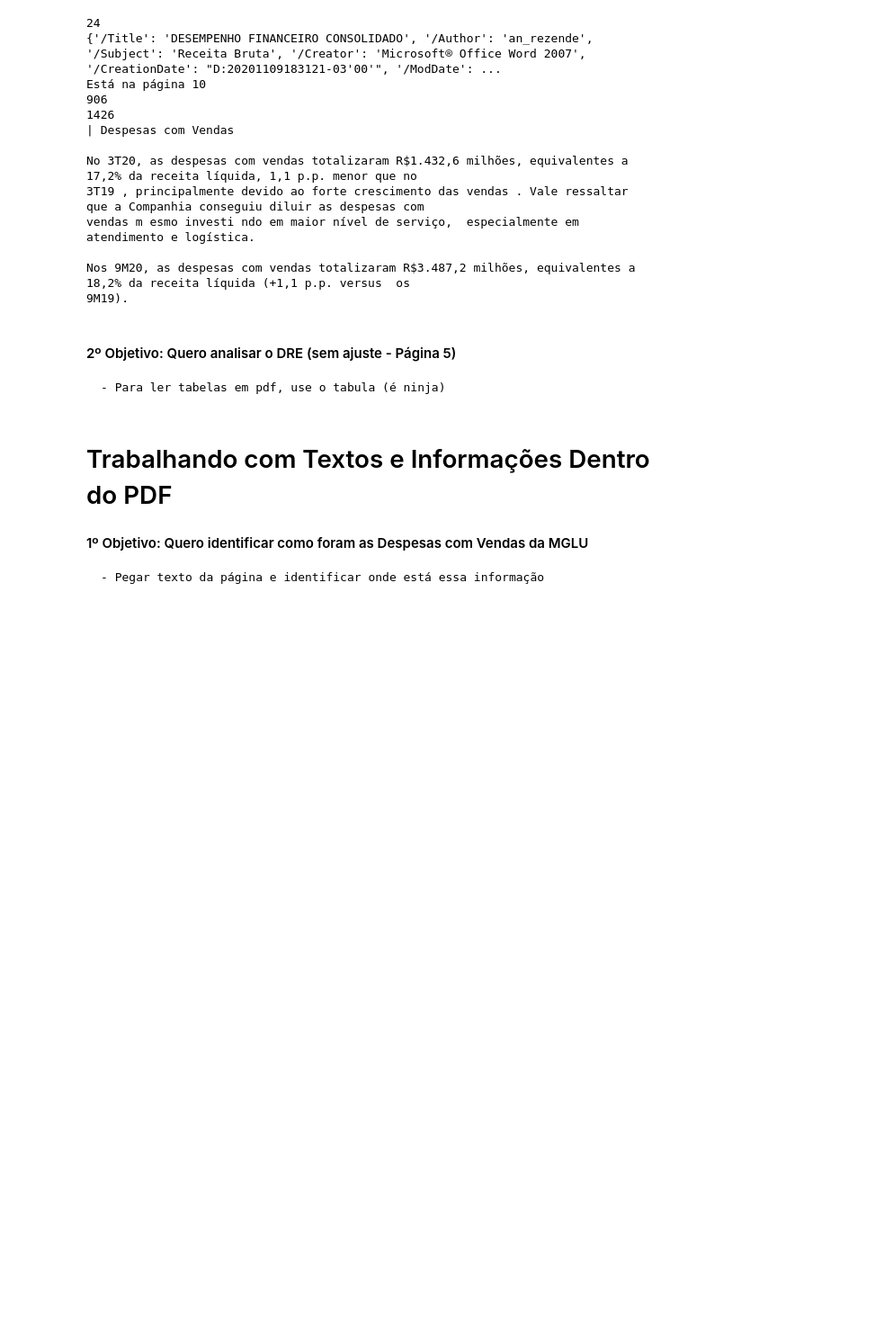
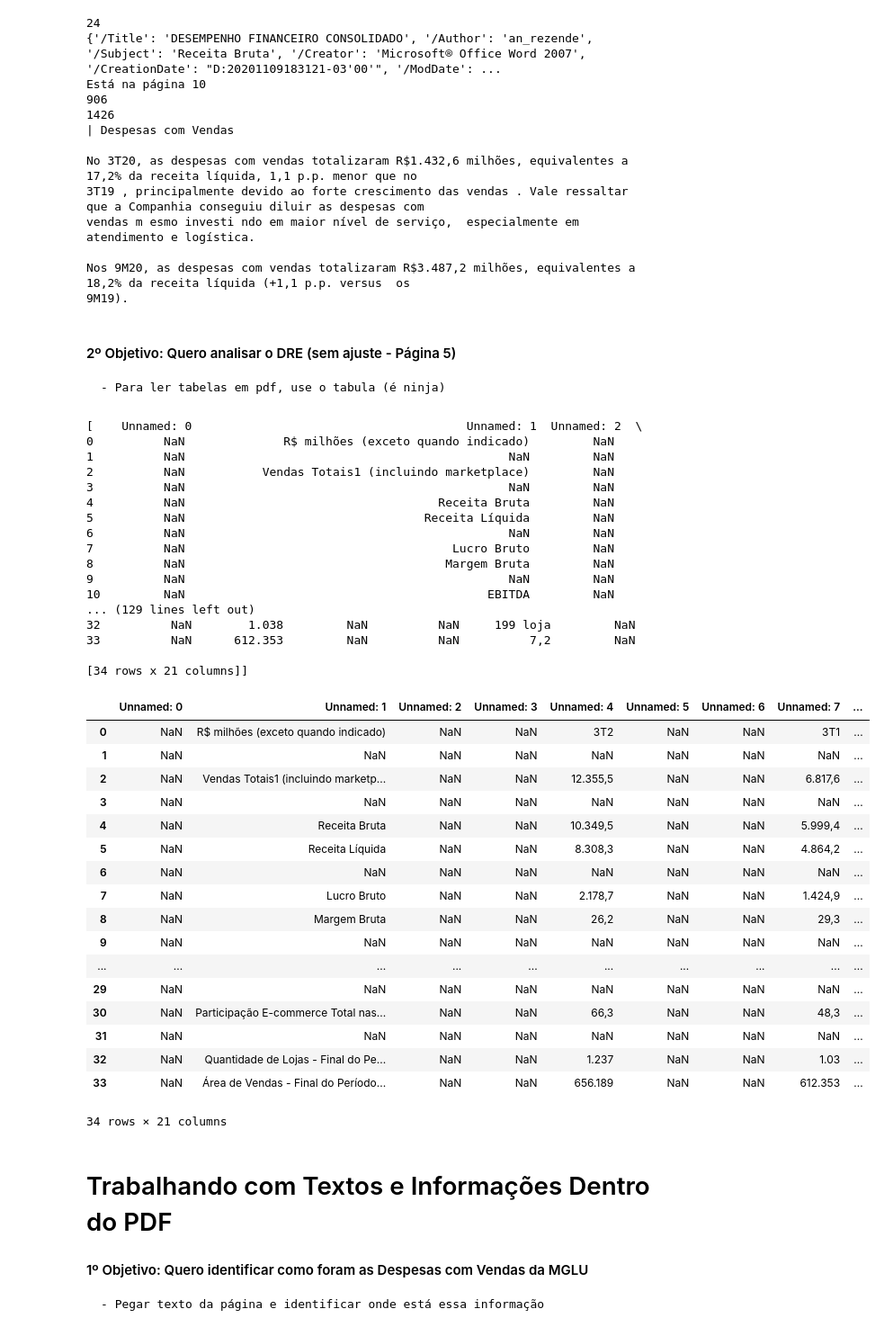
Before and after one commit to jharbes/hashtagPython, a Jupyter notebook: 021-integracaoTxtPdf/010-pdfEmPython/PythonPDF.ipynb, the cells around one changed output. Shown at 90% size. Drawn from its saved outputs; the diff is of its cells as text; code cells hidden in the pictures; blank space fills up the shorter version.

Commit message:
capturando tabelas com o tabula

```diff
--- a/021-integracaoTxtPdf/010-pdfEmPython/PythonPDF.ipynb
+++ b/021-integracaoTxtPdf/010-pdfEmPython/PythonPDF.ipynb
@@ -171,3 +166,49 @@ display(df)
+# %%
+import tabula.io
+
+# o numero da pagina nao segue a logica dos arrays/listas e comeca por 1
+df=tabula.io.read_pdf('MGLU_ER_3T20_POR.pdf', pages=5)
+print(df)
+
+# o tabula procura todas as tabelas que estao na pagina, sendo assim ela tem indices, pois cada indice será uma tabela da pagina comecando pelo indice [0], se houver apenas uma sera apenas esse elemento na lista de tabelas
+tabela=df[0]
+display(tabela)
+# %% [output]
+[    Unnamed: 0                                       Unnamed: 1  Unnamed: 2  \
+0          NaN              R$ milhões (exceto quando indicado)         NaN
+1          NaN                                              NaN         NaN
+2          NaN           Vendas Totais1 (incluindo marketplace)         NaN
+3          NaN                                              NaN         NaN
+4          NaN                                    Receita Bruta         NaN
+5          NaN                                  Receita Líquida         NaN
+6          NaN                                              NaN         NaN
+7          NaN                                      Lucro Bruto         NaN
+8          NaN                                     Margem Bruta         NaN
+9          NaN                                              NaN         NaN
+10         NaN                                           EBITDA         NaN
+... (129 lines left out)
+32          NaN        1.038         NaN          NaN     199 loja         NaN
+33          NaN      612.353         NaN          NaN          7,2         NaN
+
+[34 rows x 21 columns]]
+|  | Unnamed: 0 | Unnamed: 1 | Unnamed: 2 | Unnamed: 3 | Unnamed: 4 | Unnamed: 5 | Unnamed: 6 | Unnamed: 7 | ... |
+| 0 | NaN | R$ milhões (exceto quando indicado) | NaN | NaN | 3T2 | NaN | NaN | 3T1 | ... |
+| 1 | NaN | NaN | NaN | NaN | NaN | NaN | NaN | NaN | ... |
+| 2 | NaN | Vendas Totais1 (incluindo marketp... | NaN | NaN | 12.355,5 | NaN | NaN | 6.817,6 | ... |
+| 3 | NaN | NaN | NaN | NaN | NaN | NaN | NaN | NaN | ... |
+| 4 | NaN | Receita Bruta | NaN | NaN | 10.349,5 | NaN | NaN | 5.999,4 | ... |
+| 5 | NaN | Receita Líquida | NaN | NaN | 8.308,3 | NaN | NaN | 4.864,2 | ... |
+| 6 | NaN | NaN | NaN | NaN | NaN | NaN | NaN | NaN | ... |
+| 7 | NaN | Lucro Bruto | NaN | NaN | 2.178,7 | NaN | NaN | 1.424,9 | ... |
+| 8 | NaN | Margem Bruta | NaN | NaN | 26,2 | NaN | NaN | 29,3 | ... |
+| 9 | NaN | NaN | NaN | NaN | NaN | NaN | NaN | NaN | ... |
+| ... | ... | ... | ... | ... | ... | ... | ... | ... | ... |
+| 29 | NaN | NaN | NaN | NaN | NaN | NaN | NaN | NaN | ... |
+| 30 | NaN | Participação E-commerce Total nas... | NaN | NaN | 66,3 | NaN | NaN | 48,3 | ... |
+| 31 | NaN | NaN | NaN | NaN | NaN | NaN | NaN | NaN | ... |
+| 32 | NaN | Quantidade de Lojas - Final do Pe... | NaN | NaN | 1.237 | NaN | NaN | 1.03 | ... |
+| 33 | NaN | Área de Vendas - Final do Período... | NaN | NaN | 656.189 | NaN | NaN | 612.353 | ... |
+34 rows × 21 columns
 # %% [markdown]
 # Trabalhando com Textos e Informações Dentro do PDF
 
```
Also changed, not shown: parts of 1 cell of this notebook, 1 other file.
